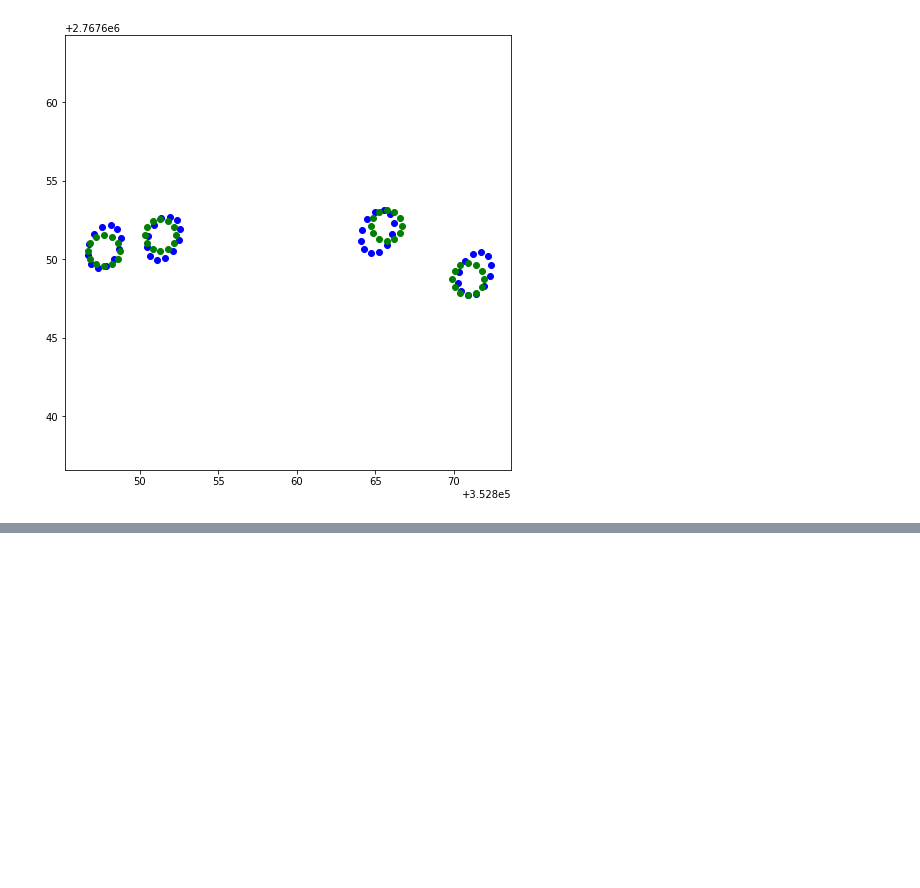
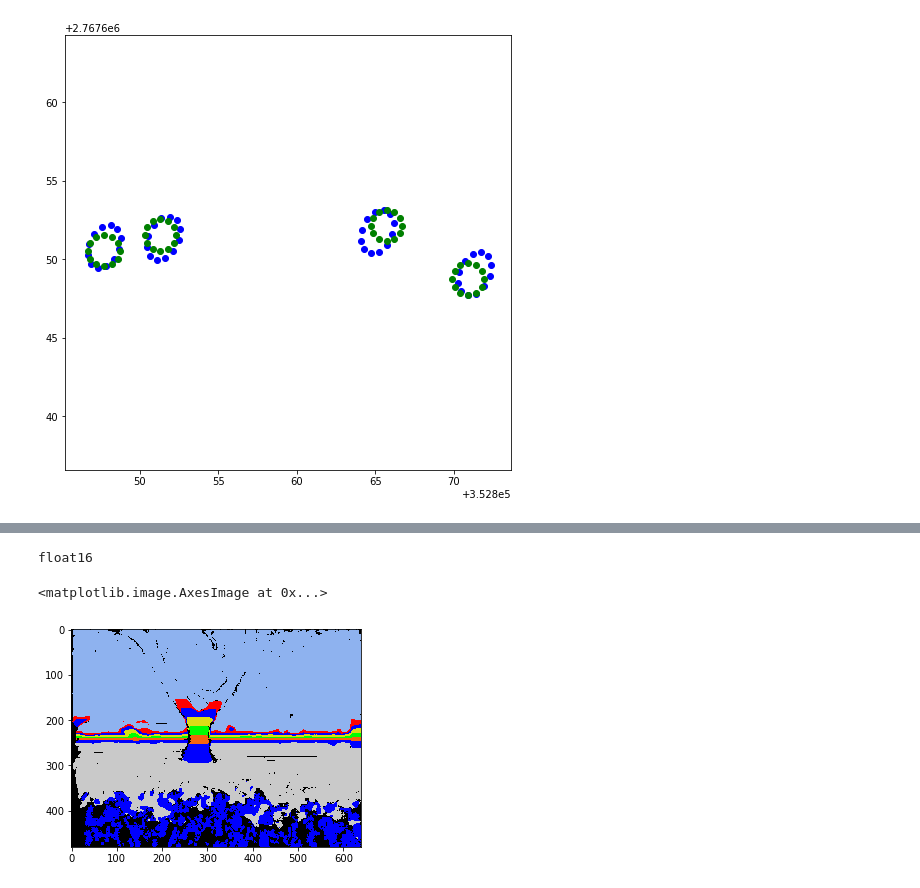
Before and after one commit to Chen-Yu-Qiang/mapping_explorer, a Jupyter notebook: jupyterNotebook/image_util.ipynb, the cells around one changed output, grey strips where cells are left out. Cells and saved outputs as stored; diff of their text form; code cells hidden in the pictures; blank space fills up the shorter version.

```diff
--- a/jupyterNotebook/image_util.ipynb
+++ b/jupyterNotebook/image_util.ipynb
@@ -353,0 +389,38 @@ plt.imshow(align_depth_to_color)
+# %%
+npPointX = np.asarray(range(640))-cx_d
+npPointX = np.diag(npPointX)
+npPointX = npDepth.dot(npPointX)/ fx_d * (-1)
+
+npPointY = np.asarray(range(480))-cy_d
+npPointY = np.diag(npPointY)
+theta = 0/180*np.pi
+npPointY = npPointY.dot(npDepth)/ fy_d * (-1)
+npPointY = npPointY*np.cos(theta) + npDepth * np.sin(theta) + 410
+npPointY = npPointY.astype('float16')
+
+'''depth segmentation'''
+npHeight = np.copy(npPointY)
+color_seq = {'brown': (0,130,210), 'red':(0,0,255),'yellow':(22,220,220),
+                'green':(0,255,0), 'blue':(255,0,0),'black':(0,0,0),
+                'gray':(201,201,201), 'orange':(13,101,245), 'sky':(239,178,142) }
+npHeight_seg = np.zeros((npDepth.shape[0],npDepth.shape[1],3))
+
+npHeight_seg[npHeight<-50]=color_seq['gray']
+npHeight_seg[np.logical_and(npHeight<300,npHeight>-50)]=color_seq['blue']
+npHeight_seg[np.logical_and(npHeight<500,npHeight>300)]=color_seq['orange']
+npHeight_seg[np.logical_and(npHeight<700,npHeight>500)]=color_seq['green']
+npHeight_seg[np.logical_and(npHeight<900,npHeight>700)]=color_seq['yellow']
+npHeight_seg[np.logical_and(npHeight<1100,npHeight>900)]=color_seq['blue']
+npHeight_seg[np.logical_and(npHeight<1300,npHeight>1100)]=color_seq['red']
+npHeight_seg[npHeight>1300]=color_seq['sky']
+npHeight_seg[npHeight==410]=color_seq['black']
+# npHeight_seg[np.logical_and(npHeight<0.9,npHeight>-0.9)]=(255,255,255)
+# print(*(npDepth[np.logical_and(npHeight<0.9,npHeight>-0.9)]))
+print(npHeight.dtype)
+npHeight_seg = npHeight_seg.astype('uint8')
+%matplotlib inline
+plt.imshow(cv2.cvtColor(npHeight_seg, cv2.COLOR_BGR2RGB))
+# %% [output]
+float16
+<matplotlib.image.AxesImage at 0x...>
+[figure, added]
```
Also changed, not shown: parts of 8 cells of this notebook, 9 other files.
